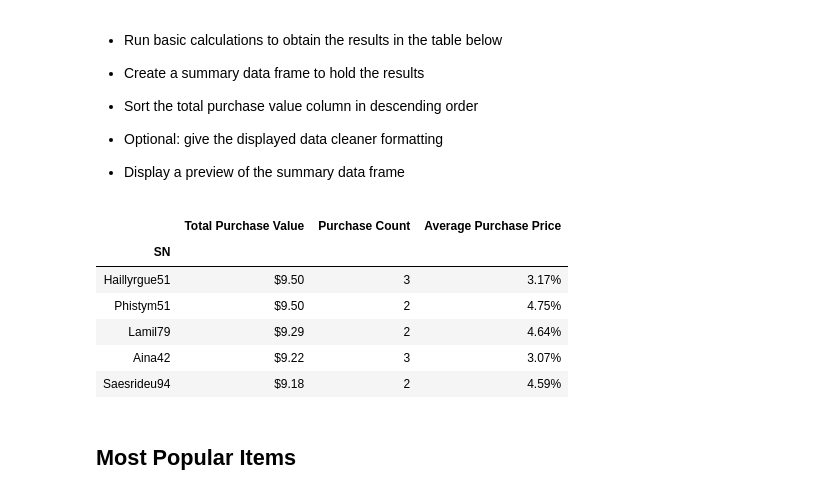
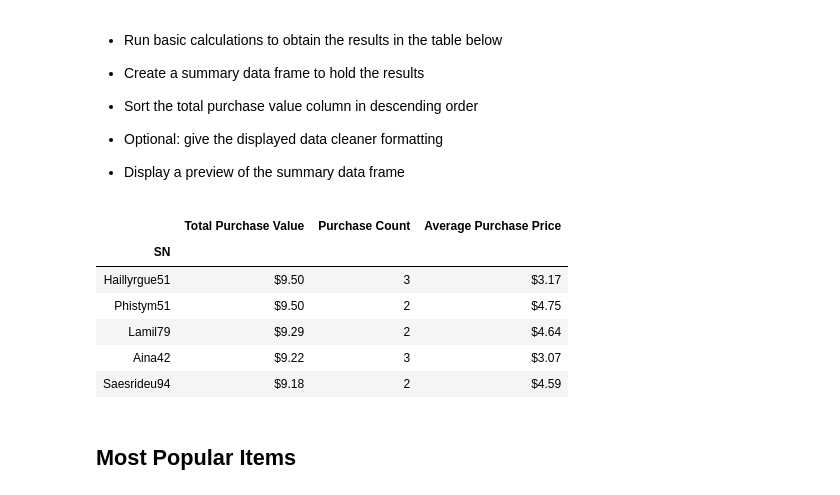
Before and after one commit to hal-pemulis/pandas-challenge, a Jupyter notebook: HeroesOfPymoli/HeroesOfPymoli_main.ipynb, the cells around one changed output. Drawn from its saved outputs; the diff is of its cells as text; code cells hidden in the pictures.

```diff
--- a/HeroesOfPymoli/HeroesOfPymoli_main.ipynb
+++ b/HeroesOfPymoli/HeroesOfPymoli_main.ipynb
@@ -254,24 +255,30 @@ age_summary.head(10)
 
 * Display a preview of the summary data frame
 # %%
+# Creates DF grouped by 'SN'
+# Uses .sum() to determine total spent by each user
 top_spenders = pd.DataFrame(purchase_data.groupby(['SN'])[['Price']].sum())
+
+# Renames 'Price' to 'Total Purchase Value'
 top_spenders = top_spenders.rename(columns={"Price":"Total Purchase Value"})
 top_spenders["Purchase Count"] = purchase_data['SN'].value_counts()
-top_spenders["Average Purchase Price"] = purchase_data.groupby('SN')['Price'].sum()/purchase_data['SN'].value_counts()
 
-# Use mapping
+# Finds 'Average Purchase Price' by dividing the individual user sums by 'Purchase Count' in top_spenders DF
+top_spenders["Average Purchase Price"] = purchase_data.groupby('SN')['Price'].sum()/top_spenders["Purchase Count"]
+
+# Use mapping to round and add symbols
 top_spenders["Total Purchase Value"] = top_spenders["Total Purchase Value"].map("${:.2f}".format)
-top_spenders["Average Purchase Price"] = top_spenders["Average Purchase Price"].map("{:.2f}%".format)
+top_spenders["Average Purchase Price"] = top_spenders["Average Purchase Price"].map("${:.2f}".format)
 
 top_spenders.sort_values("Total Purchase Value",ascending=False).head()
 # %% [output]
 |  | Total Purchase Value | Purchase Count | Average Purchase Price |
 | SN |  |  |  |
-| Haillyrgue51 | $9.50 | 3 | 3.17% |
-| Phistym51 | $9.50 | 2 | 4.75% |
-| Lamil79 | $9.29 | 2 | 4.64% |
-| Aina42 | $9.22 | 3 | 3.07% |
-| Saesrideu94 | $9.18 | 2 | 4.59% |
+| Haillyrgue51 | $9.50 | 3 | $3.17 |
+| Phistym51 | $9.50 | 2 | $4.75 |
+| Lamil79 | $9.29 | 2 | $4.64 |
+| Aina42 | $9.22 | 3 | $3.07 |
+| Saesrideu94 | $9.18 | 2 | $4.59 |
 # %% [markdown]
 ## Most Popular Items
 # %% [markdown]
```
Also changed, not shown: parts of 2 cells of this notebook.
